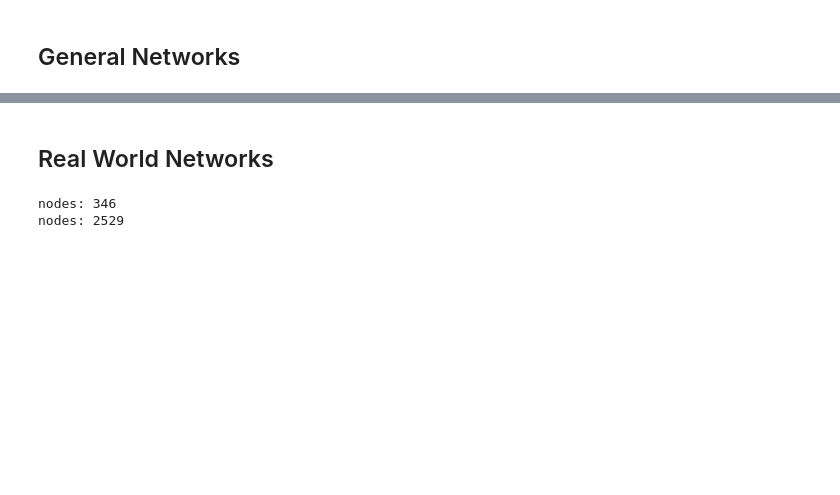
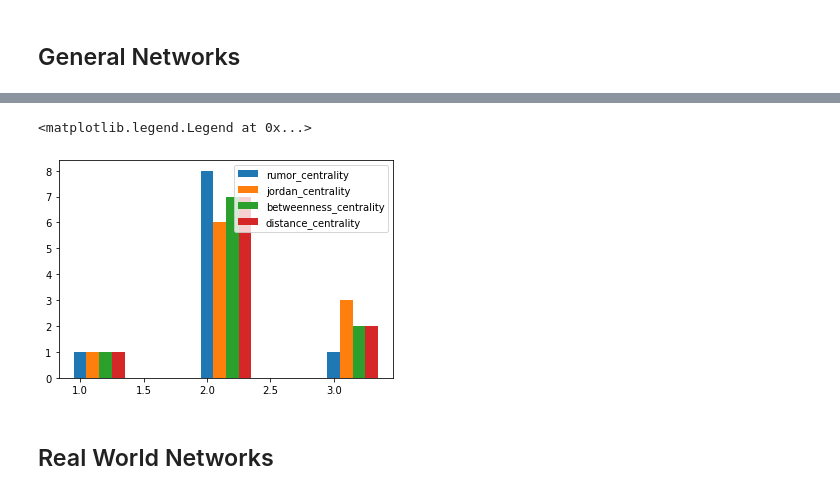
Before and after one commit to Paulpanther/info-flow, a Jupyter notebook: Reproduce Paper Results.ipynb, the cells around one changed output, grey strips where cells are left out. Saved outputs shown, nothing was run; the diff lists cells and outputs as text; code cells hidden in the pictures; blank space fills up the shorter version.

```diff
--- a/Reproduce Paper Results.ipynb
+++ b/Reproduce Paper Results.ipynb
@@ -145,22 +257,13 @@ More infected nodes make it harder to predict the center.
 # %%
-# General Networks
-from tqdm import tqdm
-
-from rumor_centrality.graph_generator import scale_free, small_world
-from rumor_centrality.graph_simulations import si
-import rumor_centrality.jordan_center_alternative as jo
-
-node_count = 5000
-sample_size = 100
-
-rumor_cent = []
-dist_cent = []
-
-for _ in tqdm(range(sample_size)):
-    g = scale_free(node_count)
-    inf_g, c = si(g, 100, .1, 1)
-    adj_list = raw.networkx_graph_to_adj_list(inf_g)
-    rc_prediction = raw.get_center_prediction(adj_list, use_fact=False)
-    dc_prediction = jo.centers_by_distance_centrality(inf_g)
-    rumor_cent.append(nx.shortest_path_length(g, c[0], rc_prediction[0]))
-    dist_cent.append(nx.shortest_path_length(g, c[0], dc_prediction[0]))
+# turn small world from multi to simple graph
+results = []
+for _ in tqdm(range(10)):
+    g = nx.Graph(scale_free(node_count))
+    read_only = g.copy(as_view=True)
+    inf_g, c = si(g, -1, .1, 1, max_infected_nodes=0.1 * node_count)
+    predictions = predict_center(inf_g)
+    r = dict(map(
+        lambda i: (i[0], get_hop_distance(g, c[0], i[1][0])),
+        predictions.items(),
+    ))
+    results.append(r)
@@ -183,17 +277,29 @@ plt.hist(dist_cent)
+# %%
+values = {}
+for r in results:
+    for k, v in r.items():
+        values[k] = values.get(k, []) + [v]
+
+uniques = list(set([x for v in values.values() for x in v]))
+for i, (k, v) in enumerate(values.items()):
+    plt.bar(np.array(uniques) + 0.1 * i, [v.count(u) for u in uniques], width=0.1, label=k)
+plt.legend()
+# %% [output]
+<matplotlib.legend.Legend at 0x...>
+[figure, added]
 # %% [markdown]
 ## Real World Networks
 # %%
 from rumor_centrality.graph_generator import internet, us_power_grid
 import networkx as nx
 
-hops = []
+results = []
 for _ in tqdm(range(100)):
-    g, c = si(internet(), 10, 0.1, 1)
-    print(f"nodes: {len(g.nodes)}")
-    adj_list = raw.networkx_graph_to_adj_list(g)
-    rc_prediction = raw.get_center_prediction(adj_list, use_fact=False)
-    hops.append(nx.shortest_path_length(g, c[0], rc_prediction[0]))
+    inf_g, c = si(internet(), -1, 0.1, 1, 400)
+    predictions = predict_center(inf_g)
+    r = dict(map(
+        lambda i: (i[0], get_hop_distance(internet(), c[0], i[1][0])),
+        predictions.items(),
+    ))
+    results.append(r)
-# %% [output]
-nodes: 346
-nodes: 2529
 # %%
```
Also changed, not shown: parts of 39 cells of this notebook.
